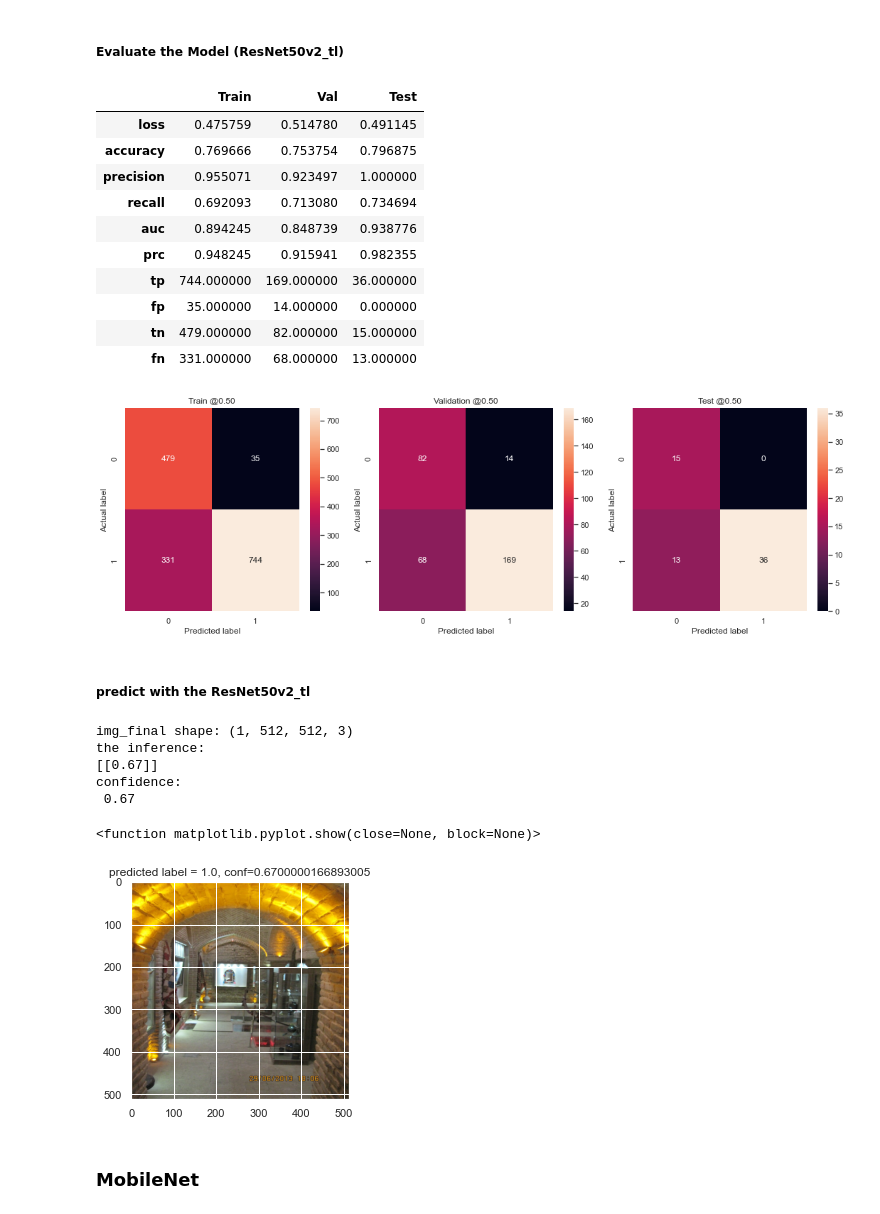
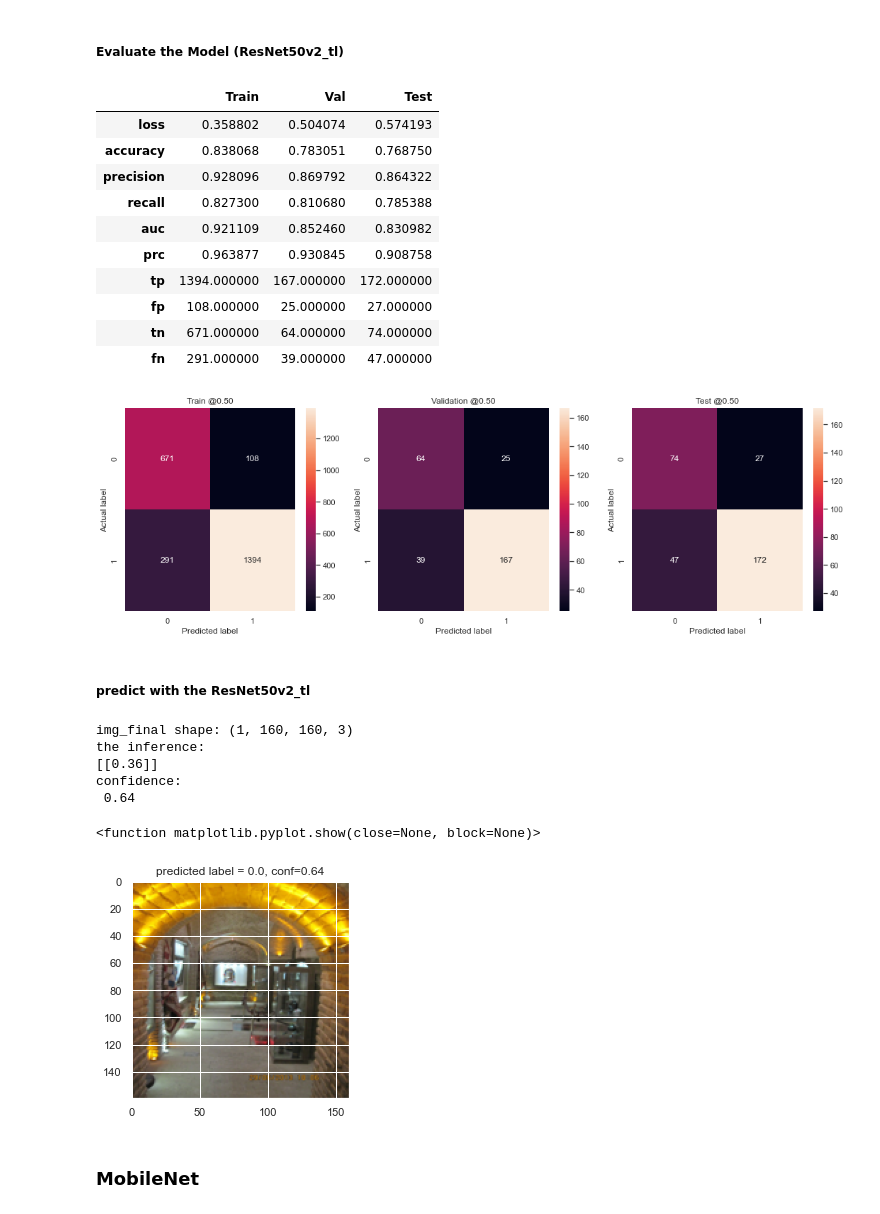
Before and after one commit to tekboart/CHB-image_classification_GradCam, a Jupyter notebook: 1. Image Classification/image_classification.ipynb, the cells around one changed output. Saved outputs shown, nothing was run; the diff lists cells and outputs as text; code cells hidden in the pictures.

Commit message:
added an FC layer, changed class weight calc, changed plot for finetune model

```diff
--- a/1. Image Classification/image_classification.ipynb
+++ b/1. Image Classification/image_classification.ipynb
@@ -1155,3 +1312,31 @@ initial accuracy: 0.64
+# %%
+#  unfreeze the base_model
+ResNet_pretrained.trainable = True
+
+# set the bottom layers to be un-trainable.
+# Fine-tune from this layer onwards
+# fine_tune_at = 140  # for ResNet50v2
+fine_tune_at = 500  # for ResNet152v2
+
+# Freeze all the layers before the `fine_tune_at` layer
+for layer in ResNet_pretrained.layers[:fine_tune_at]:
+    layer.trainable = False
+
+# recompile the model (necessary for these changes to take effect)
+# As you are training a much larger model and want to readapt the pretrained weights,
+# it is important to use a lower learning rate at this stage. Otherwise, your model could overfit very quickly.
+fine_tune_lr = base_learning_rate/10
+# fine_tune_lr = 1e-4
+lr_schedule_finetune = tf.keras.optimizers.schedules.ExponentialDecay(
+    fine_tune_lr,
+    decay_steps=300,
+    decay_rate=0.96,
+    staircase=True)
+
+ResNet_tl.compile(optimizer=tf.keras.optimizers.Adam(learning_rate=lr_schedule_finetune),
+                  loss=tf.keras.losses.BinaryCrossentropy(from_logits=False),
+                  # loss=tf.keras.losses.CategoricalCrossentropy(from_logits=False),
+                  metrics=metrics)
 # %%
 # set the callback for early stopping
 
@@ -1164,12 +1349,17 @@ early_stopping = tf.keras.callbacks.EarlyStopping(
     mode='auto',
     restore_best_weights=True)
 # %%
-initial_epochs = 10
+# resume training
+fine_tune_epochs = 10
+# might differ from initial_epochs if used early stopping
+initial_epochs_real = len(ResNet_tl_history.history['loss'])
+total_epochs =  initial_epochs_real + fine_tune_epochs
 
-ResNet50v2_tl_history = ResNet50v2_tl.fit(
+ResNet_tl_finetune_history = ResNet_tl.fit(
     train_ds,
     validation_data=val_ds,
-    epochs=initial_epochs,
+    epochs=total_epochs,
+    initial_epoch=initial_epochs_real,
     # callbacks=[early_stopping],  # dont use early_stopping as we lose orthoginalization
     # class_weight=None)
     class_weight=class_weight)
@@ -1335,7 +1442,7 @@ display(df_metrics)
 # %% [markdown]
 ##### Evaluate the Model (ResNet50v2_tl)
 # %%
-model = ResNet50v2_tl
+model = ResNet_tl
 
 a = pd.Series(evaluate_model(model, train_ds), name='Train')
 b = pd.Series(evaluate_model(model, val_ds), name='Val')
@@ -1345,18 +1452,18 @@ df = pd.concat([a, b, c], axis=1)
 display(df)
 # %% [output]
 |  | Train | Val | Test |
-| loss | 0.475759 | 0.514780 | 0.491145 |
-| accuracy | 0.769666 | 0.753754 | 0.796875 |
-| precision | 0.955071 | 0.923497 | 1.000000 |
-| recall | 0.692093 | 0.713080 | 0.734694 |
-| auc | 0.894245 | 0.848739 | 0.938776 |
-| prc | 0.948245 | 0.915941 | 0.982355 |
-| tp | 744.000000 | 169.000000 | 36.000000 |
-| fp | 35.000000 | 14.000000 | 0.000000 |
-| tn | 479.000000 | 82.000000 | 15.000000 |
-| fn | 331.000000 | 68.000000 | 13.000000 |
+| loss | 0.358802 | 0.504074 | 0.574193 |
+| accuracy | 0.838068 | 0.783051 | 0.768750 |
+| precision | 0.928096 | 0.869792 | 0.864322 |
+| recall | 0.827300 | 0.810680 | 0.785388 |
+| auc | 0.921109 | 0.852460 | 0.830982 |
+| prc | 0.963877 | 0.930845 | 0.908758 |
+| tp | 1394.000000 | 167.000000 | 172.000000 |
+| fp | 108.000000 | 25.000000 | 27.000000 |
+| tn | 671.000000 | 64.000000 | 74.000000 |
+| fn | 291.000000 | 39.000000 | 47.000000 |
 # %%
-model = ResNet50v2_tl
+model = ResNet_tl
 datasets = [train_ds, val_ds, test_ds]
 datasets_names = iter(['Train', 'Validation', 'Test'])  # should not touch the test set before 1-2 weeks before thesis
 
@@ -1372,55 +1479,55 @@ for i in range(len(datasets)):
 plt.tight_layout()
 plt.show()
 # %% [output]
-[figure, old version]
+[figure, new version]
 # %% [markdown]
 ##### predict with the ResNet50v2_tl
 # %%
 # define the resize_shape
-shape = ResNet50v2_tl.input_shape
+shape = ResNet_tl.input_shape
 resize_shape = (shape[1], shape[2])
 
 # define image address
 # addr = r'/run/media/tekboart/SP 2TB/Thesis Data/Pix/0 Model Ready Data/0 Resized (max1000x1000)/Semnan (Resized)/75.JPG'
 # addr = r"F:\Thesis Data\Pix\0 Model Ready Data\0 Resized (max1000x1000)\Semnan (Resized)\IMG_6669.JPG"
-addr = r"F:\Thesis Data\Pix\0 Model Ready Data\1. Image Classification\NO restoration\IMG_4579.JPG"
+addr = r"F:\Thesis Data\Pix\0 Model Ready Data\1. Image Classification\NO restoration\ME\IMG_4579.JPG"
 
 # prepare an img to be given to the model as input
 img_file = Image.open(addr)
 img_file_resized = img_file.resize(resize_shape)  # resize the img to the model's input_shape
 img_tensor = tf.constant(np.array(img_file_resized))  # PIL ImageFile to TF tensor
 img_tensor_norm = tf.cast(img_tensor, tf.float32) / 255.
 img_final = tf.expand_dims(img_tensor_norm, axis=0)  # convert (H, W, C) --> (1, H, W, C)
 print('img_final shape:', img_final.shape)
 
 # do the prediction (only forward pass)
-inference = ResNet50v2_tl.predict(img_final, verbose=0)
+inference = ResNet_tl.predict(img_final, verbose=0)
 
 print('the inference:\n', inference.round(2), sep="")
 
 if inference.squeeze() < .5:
     confidence = (1. - inference.squeeze()).round(2)
     print('confidence:\n', confidence)
 else:
     confidence =  inference.squeeze().round(2)
     print('confidence:\n', confidence)
 
 # for binary classification
 label = (inference.squeeze()).round()  # used .squeeze() since the shape of inference is (1, C)
 # for multi-class classification
 # label = tf.argmax(inference.squeeze()).numpy()  # used .squeeze() since the shape of inference is (1, C)
 
 plt.imshow(img_tensor_norm.numpy())
 plt.title(f'predicted label = {label}, conf={confidence}')
 plt.show
 # %% [output]
-img_final shape: (1, 512, 512, 3)
+img_final shape: (1, 160, 160, 3)
 the inference:
-[[0.67]]
+[[0.36]]
 confidence:
- 0.67
+ 0.64
 <function matplotlib.pyplot.show(close=None, block=None)>
-[figure, old version]
+[figure, new version]
 # %% [markdown]
 ### MobileNet
 # %% [markdown]
```
Also changed, not shown: parts of 100 cells of this notebook, 1 other file.
